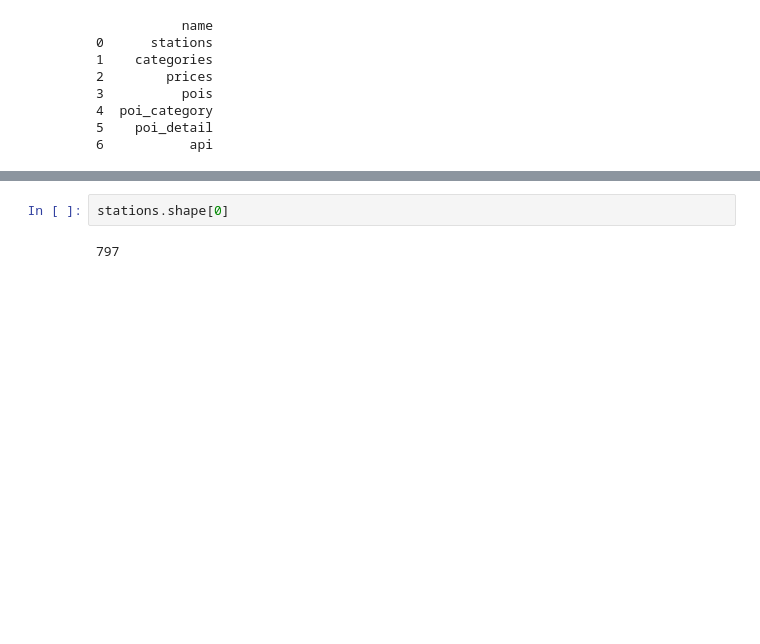
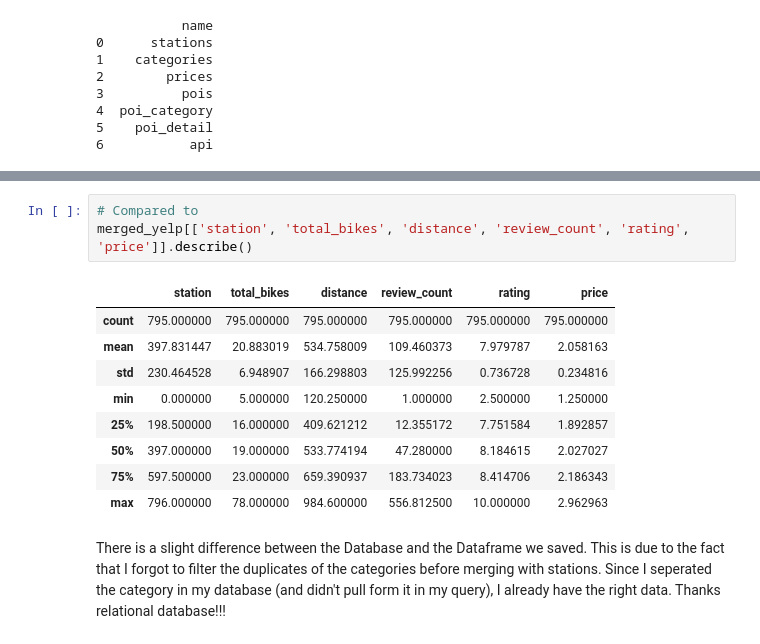
Before and after one commit to Christian-Leclerc/Python-Project-1, a Jupyter notebook: notebooks/joining_data.ipynb, the cells around one changed output, grey strips where cells are left out. Cells and saved outputs as stored; diff of their text form; blank space fills up the shorter version.

```diff
--- a/notebooks/joining_data.ipynb
+++ b/notebooks/joining_data.ipynb
@@ -1329,4 +1305,15 @@ merged_yelp.describe()
-# %%
-stations.shape[0]
-# %% [output]
-797
+# %%
+# Compared to
+merged_yelp[['station', 'total_bikes', 'distance', 'review_count', 'rating', 'price']].describe()
+# %% [output]
+|  | station | total_bikes | distance | review_count | rating | price |
+| count | 795.000000 | 795.000000 | 795.000000 | 795.000000 | 795.000000 | 795.000000 |
+| mean | 397.831447 | 20.883019 | 534.758009 | 109.460373 | 7.979787 | 2.058163 |
+| std | 230.464528 | 6.948907 | 166.298803 | 125.992256 | 0.736728 | 0.234816 |
+| min | 0.000000 | 5.000000 | 120.250000 | 1.000000 | 2.500000 | 1.250000 |
+| 25% | 198.500000 | 16.000000 | 409.621212 | 12.355172 | 7.751584 | 1.892857 |
+| 50% | 397.000000 | 19.000000 | 533.774194 | 47.280000 | 8.184615 | 2.027027 |
+| 75% | 597.500000 | 23.000000 | 659.390937 | 183.734023 | 8.414706 | 2.186343 |
+| max | 796.000000 | 78.000000 | 984.600000 | 556.812500 | 10.000000 | 2.962963 |
+# %% [markdown]
+There is a slight difference between the Database and the Dataframe we saved. This is due to the fact that I forgot to filter the duplicates of the categories before merging with stations. Since I seperated the category in my database (and didn't pull form it in my query), I already have the right data. Thanks relational database!!!
```
Also changed, not shown: parts of 6 cells of this notebook.
